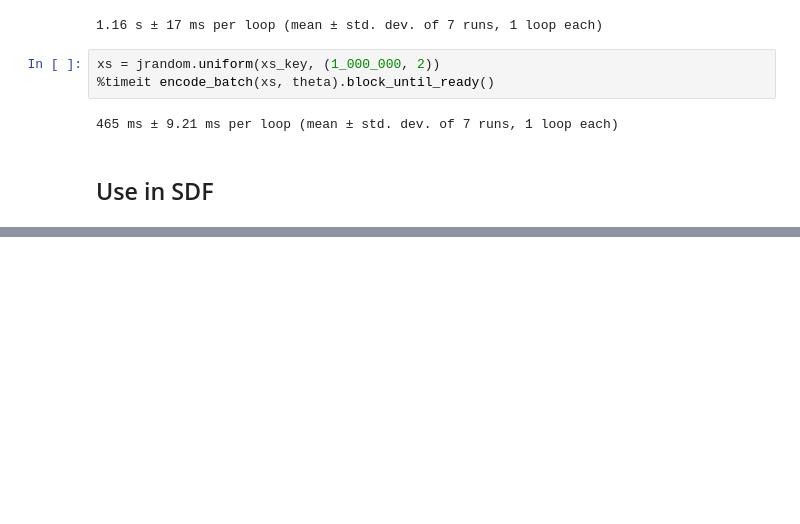
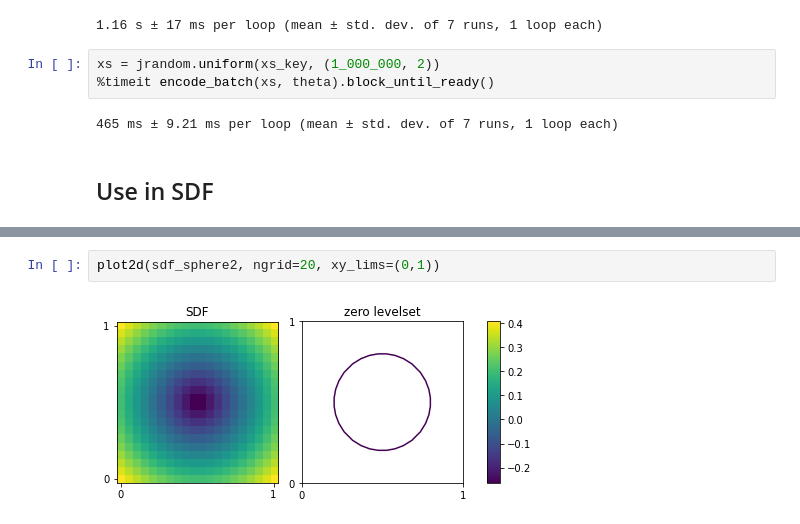
Before and after one commit to niklasschmitz/sdf_jax, a Jupyter notebook: hash_encoding.ipynb, the cells around one changed output, grey strips where cells are left out. Saved outputs shown, nothing was run; the diff lists cells and outputs as text; blank space fills up the shorter version.

```diff
--- a/hash_encoding.ipynb
+++ b/hash_encoding.ipynb
@@ -85,0 +208,4 @@ class HashEmbedding(tx.Module):
+# %%
+plot2d(sdf_sphere2, ngrid=20, xy_lims=(0,1))
+# %% [output]
+[figure, added]
```
Also changed, not shown: parts of 6 cells of this notebook.
